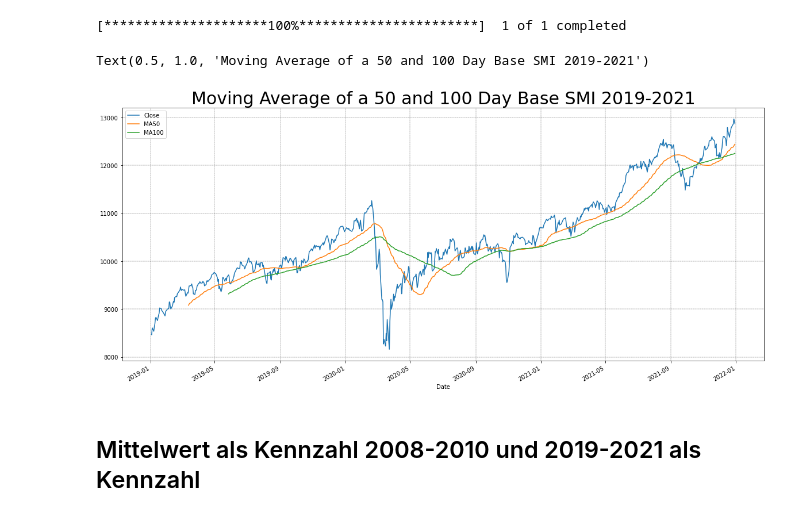
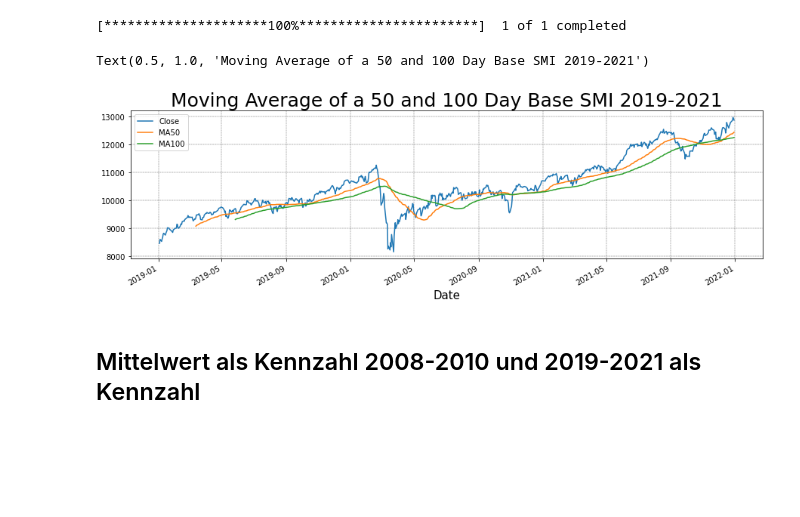
Before and after one commit to Darioschuerch/Project_MRWAM69.F2201_Marzer_Schuerch, a Jupyter notebook: Project/Project_MRWAM69.F2201_Marzer_Schuerch.ipynb, the cells around one changed output. Drawn from its saved outputs; the diff is of its cells as text; code cells hidden in the pictures; blank space fills up the shorter version.

```diff
--- a/Project/Project_MRWAM69.F2201_Marzer_Schuerch.ipynb
+++ b/Project/Project_MRWAM69.F2201_Marzer_Schuerch.ipynb
@@ -84,17 +86,18 @@ SMI_19.to_csv("SMI_19.csv",index = False)
 # %% [output]
 [*********************100%***********************]  1 of 1 completed
 # %%
-SMI_19 ["MA50"] = SMI_19["Close"].rolling(50).mean()
-SMI_19 ["MA100"] = SMI_19["Close"].rolling(100).mean()
-SMI_19["Close"].plot(figsize = (20,9))
+SMI_19["MA50"] = SMI_19["Close"].rolling(50).mean()
+SMI_19["MA100"] = SMI_19["Close"].rolling(100).mean()
+SMI_19["Close"].plot(figsize = (15,4))
 SMI_19["MA50"].plot()
 SMI_19["MA100"].plot()
 plt.grid(which="major", color='k', linestyle='-.', linewidth=0.3)
 plt.legend()
-plt.title("Moving Average of a 50 and 100 Day Base SMI 2019-2021", fontsize = 30)
+plt.xlabel("Date", fontsize =15)
+plt.title("Moving Average of a 50 and 100 Day Base SMI 2019-2021", fontsize = 25)
 # %% [output]
 Text(0.5, 1.0, 'Moving Average of a 50 and 100 Day Base SMI 2019-2021')
-[figure, old version]
+[figure, new version]
 # %% [markdown]
 ## Mittelwert als Kennzahl 2008-2010 und 2019-2021 als Kennzahl
 # %%
```
Also changed, not shown: parts of 20 cells of this notebook, 4 other files.
